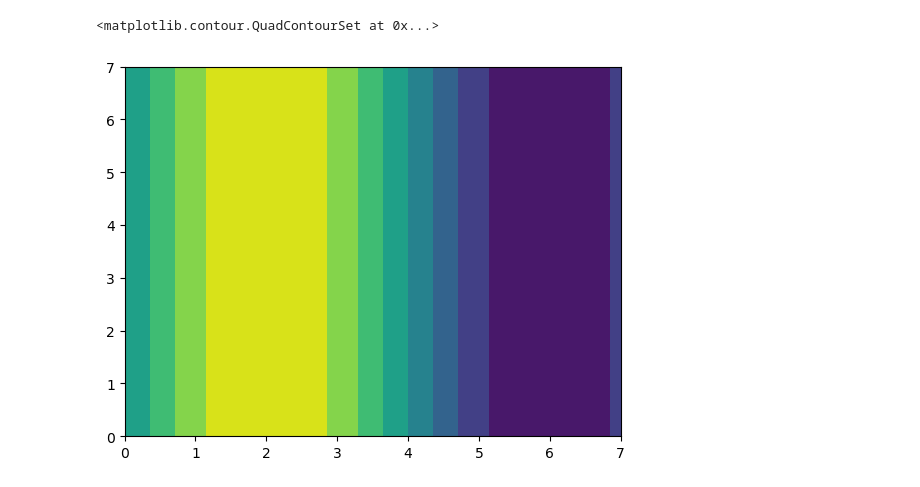
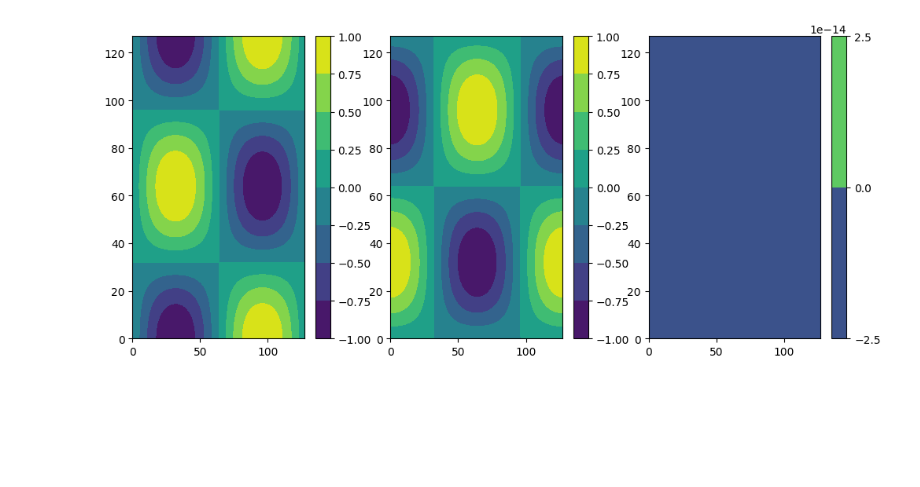
Before and after one commit to Fluid-Dynamics-Group/spectralGPU, a Jupyter notebook: jupyter/fft_debug.py.ipynb, the cells around one changed output. Drawn from its saved outputs; the diff is of its cells as text; code cells hidden in the pictures; blank space fills up the shorter version.

```diff
--- a/jupyter/fft_debug.py.ipynb
+++ b/jupyter/fft_debug.py.ipynb
@@ -29,6 +132,10 @@ K_over_K2 = K.astype(float) / np.where(K2 == 0, 1, K2).astype(float)
 # %%
-print(kx.shape)
-print(ky.shape)
-print(kz.shape)
-K;
+dU = ComputeRHS(dU, 0)
+for i in range(3):
+    cross[i] = ifftn_mpi(dU[i], cross[i])
+
+print("dU expected value")
+print(np.sum(np.abs(cross)))
+for i in range(3):
+    print(np.sum(np.abs(cross[i])))
 # %% [output]
@@ -37,0 +147,20 @@ K;
+# %%
+# for i in range(3):
+#     U[i] = ifftn_mpi(U_hat[i], U[i])
+curl[:] = Curl(U_hat, curl)
+dU = Cross(U, curl, dU)
+
+for i in range(3):
+    cross[i] = ifftn_mpi(dU[i], cross[i])
+
+
+print("curl terms")
+print(np.sum(np.abs(curl[0, :, :, :])))
+print(np.sum(np.abs(curl[1])))
+print(np.sum(np.abs(curl[2])))
+
+print("===cross results===")
+print(np.sum(np.abs(cross)))
+print(np.sum(np.abs(cross[0])))
+print(np.sum(np.abs(cross[1])))
+print(np.sum(np.abs(cross[2])))
@@ -70,5 +239,2 @@ plt.contourf(u[:, :, 0].transpose())
 # %%
-plt.contourf(uback[:, :, 0].transpose())
+# plt.contourf(uback[:, :, 0].transpose())
-# %% [output]
-<matplotlib.contour.QuadContourSet at 0x...>
-[figure, removed]
@@ -74,0 +301,13 @@ plt.contourf(uback[:, :, 0].transpose())
+# %%
+def _contour3(array):
+    I = int(N / 2) -1
+
+    fig, ax = plt.subplots(1,3, figsize=(12,5))
+
+    for i in range(3):
+        p = ax[i].contourf(array[i, :, :, I].transpose())
+        plt.colorbar(p, ax=ax[i])
+# %%
+_contour3(U)
+# %% [output]
+[figure, added]
```
Also changed, not shown: parts of 31 cells of this notebook, 12 other files.
